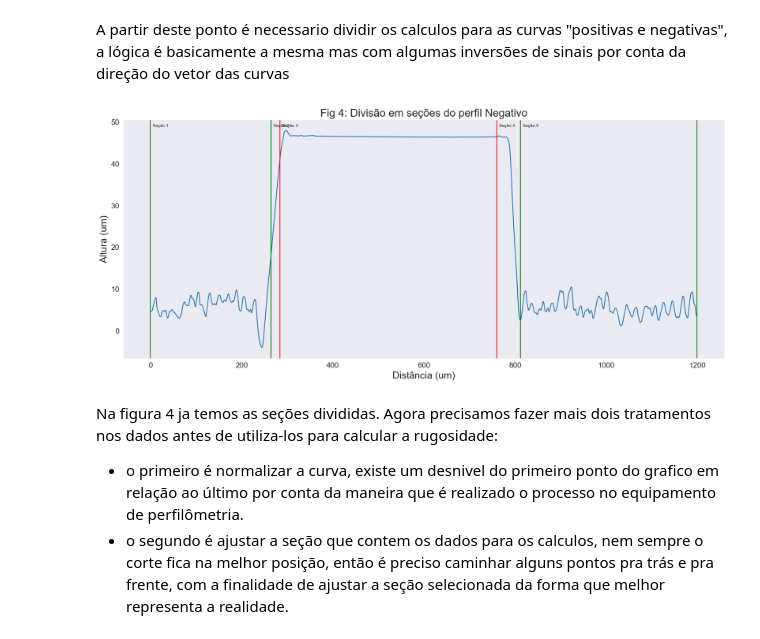
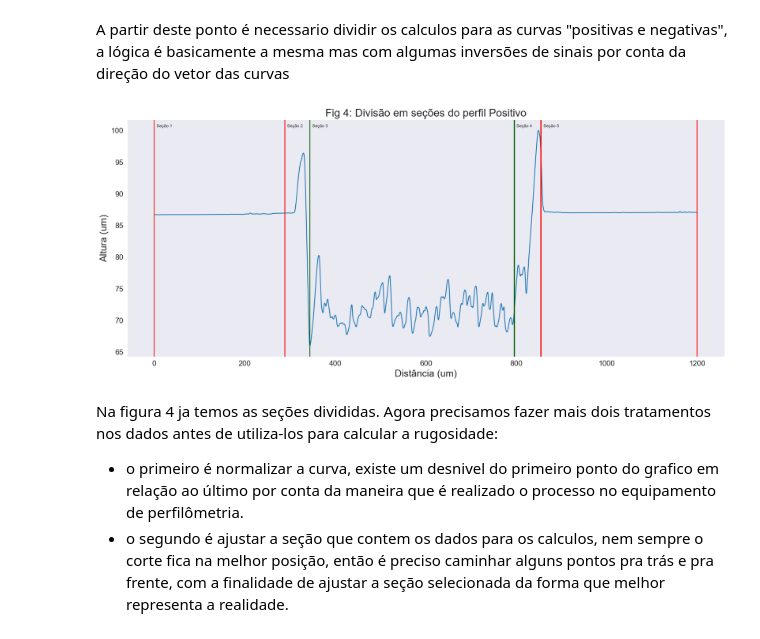
Before and after one commit to Pidoviski/calculadora_de_rugosidade, a Jupyter notebook: main.ipynb, the cells around one changed output. Drawn from its saved outputs; the diff is of its cells as text; code cells hidden in the pictures.

```diff
--- a/main.ipynb
+++ b/main.ipynb
@@ -336,12 +336,12 @@ import seaborn as sns
 import matplotlib.pyplot as plt
 import numpy as np
 
-corte = 150  #Perfil 1D de corte
+corte = 150 #Perfil 1D de corte
 
 sns.set_style('dark')
 sns.set_palette('tab10')
 
-loader = DektakLoad('T1B/T1B_90graus_Negativo.OPDx')
+loader = DektakLoad('T1D/T1D_90graus_Positivo.OPDx')
 x,y,z = loader.get_data_2D()
 
 plt.axvline(x[corte])
@@ -421,9 +424,9 @@ for i in range(len(altura_var)):
 
 #plot
 ax = sns.lineplot(y = altura, x = y)
+
 ax.figure.set_size_inches(20,8)
-figure+=1
-ax.set_title("Fig %d: Perfil %s"%(figure, Perfil), fontsize = 20)
+ax.set_title("Fig 3: Perfil %s"%(Perfil), fontsize = 20)
 ax.set_xlabel("Distância (um)",  fontsize = 18)
 ax.set_ylabel("Altura (um)",  fontsize = 18)
 ax.xaxis.set_tick_params(labelsize=14)
@@ -558,9 +561,9 @@ if Perfil == 'Positivo':
 
 if Perfil == 'Negativo':
     ax = sns.lineplot(y = altura, x = y)
-    figure += 1
+
     ax.figure.set_size_inches(20,8)
-    ax.set_title("Fig %d: Divisão em seções do perfil %s"%(figure, Perfil), fontsize = 20)
+    ax.set_title("Fig 4: Divisão em seções do perfil %s"%(Perfil), fontsize = 20)
     ax.set_ylabel("Altura (um)", fontsize = 18)
     ax.set_xlabel("Distância (um)", fontsize = 18)
     ax.xaxis.set_tick_params(labelsize=14)
@@ -574,46 +577,46 @@ if Perfil == 'Negativo':
     plt.axvline(y[secao3_termina], color = 'r')
     plt.axvline(y[secao4_comeca], color = 'r')
     plt.axvline(y[secao4_termina], color = 'r')
     plt.axvline(y[secao5_comeca], color = 'g')
     plt.axvline(y[secao5_termina], color = 'g')
 
-    plt.text(x = y[secao1_comeca]+5, y = (altura[0]+44), s="Seção 1", fontsize = '8')
-    plt.text(x = y[secao2_comeca]+5, y = (altura[0]+44), s="Seção 2", fontsize = '8')
-    plt.text(x = y[secao3_comeca]+5, y = (altura[0]+44), s="Seção 3", fontsize = '8')
-    plt.text(x = y[secao4_comeca]+5, y = (altura[0]+44), s="Seção 4", fontsize = '8')
-    plt.text(x = y[secao5_comeca]+5, y = (altura[0]+44), s="Seção 5", fontsize = '8')
+    plt.text(x = y[secao1_comeca]+5, y = (altura.max()+0.5), s="Seção 1", fontsize = '8')
+    plt.text(x = y[secao2_comeca]+5, y = (altura.max()+0.5), s="Seção 2", fontsize = '8')
+    plt.text(x = y[secao3_comeca]+5, y = (altura.max()+0.5), s="Seção 3", fontsize = '8')
+    plt.text(x = y[secao4_comeca]+5, y = (altura.max()+0.5), s="Seção 4", fontsize = '8')
+    plt.text(x = y[secao5_comeca]+5, y = (altura.max()+0.5), s="Seção 5", fontsize = '8')
     plt.show()
 
 if Perfil == 'Positivo':
     ax = sns.lineplot(y = altura, x = y)
-    figure += 1
+
     ax.figure.set_size_inches(20,8)
-    ax.set_title("Fig %d: Divisão em seções do perfil %s"%(figure, Perfil), fontsize = 20)
+    ax.set_title("Fig 4: Divisão em seções do perfil %s"%(Perfil), fontsize = 20)
     ax.set_ylabel("Altura (um)", fontsize = 18)
     ax.set_xlabel("Distância (um)", fontsize = 18)
     ax.xaxis.set_tick_params(labelsize=14)
     ax.yaxis.set_tick_params(labelsize=14)
 
 
     plt.axvline(y[secao1_comeca], color = 'r')
     plt.axvline(y[secao1_termina], color = 'r')
     plt.axvline(y[secao2_comeca], color = 'r')
     plt.axvline(y[secao2_termina], color = 'darkgreen')
     plt.axvline(y[secao3_comeca], color = 'darkgreen')
     plt.axvline(y[secao3_termina], color = 'darkgreen')
     plt.axvline(y[secao4_comeca], color = 'darkgreen')
     plt.axvline(y[secao4_termina], color = 'r')
     plt.axvline(y[secao5_comeca], color = 'r')
     plt.axvline(y[secao5_termina], color = 'r')
 
-    plt.text(x = y[secao1_comeca]+5, y = (altura[0]+5), s="Seção 1", fontsize = '8')
-    plt.text(x = y[secao2_comeca]+5, y = (altura[0]+5), s="Seção 2", fontsize = '8')
-    plt.text(x = y[secao3_comeca]+5, y = (altura[0]+5), s="Seção 3", fontsize = '8')
-    plt.text(x = y[secao4_comeca]+5, y = (altura[0]+5), s="Seção 4", fontsize = '8')
-    plt.text(x = y[secao5_comeca]+5, y = (altura[0]+5), s="Seção 5", fontsize = '8')
+    plt.text(x = y[secao1_comeca]+5, y = (altura.max()+0.5), s="Seção 1", fontsize = '8')
+    plt.text(x = y[secao2_comeca]+5, y = (altura.max()+0.5), s="Seção 2", fontsize = '8')
+    plt.text(x = y[secao3_comeca]+5, y = (altura.max()+0.5), s="Seção 3", fontsize = '8')
+    plt.text(x = y[secao4_comeca]+5, y = (altura.max()+0.5), s="Seção 4", fontsize = '8')
+    plt.text(x = y[secao5_comeca]+5, y = (altura.max()+0.5), s="Seção 5", fontsize = '8')
     plt.show()
 # %% [output]
-[figure, old version]
+[figure, new version]
 # %% [markdown]
 Na figura 4 ja temos as seções divididas. Agora precisamos fazer mais dois tratamentos nos dados antes de utiliza-los para calcular a rugosidade:
 - o primeiro é normalizar a curva, existe um desnivel do primeiro ponto do grafico em relação ao último por conta da maneira que é realizado o processo no equipamento de perfilômetria.
```
Also changed, not shown: parts of 11 cells of this notebook.
